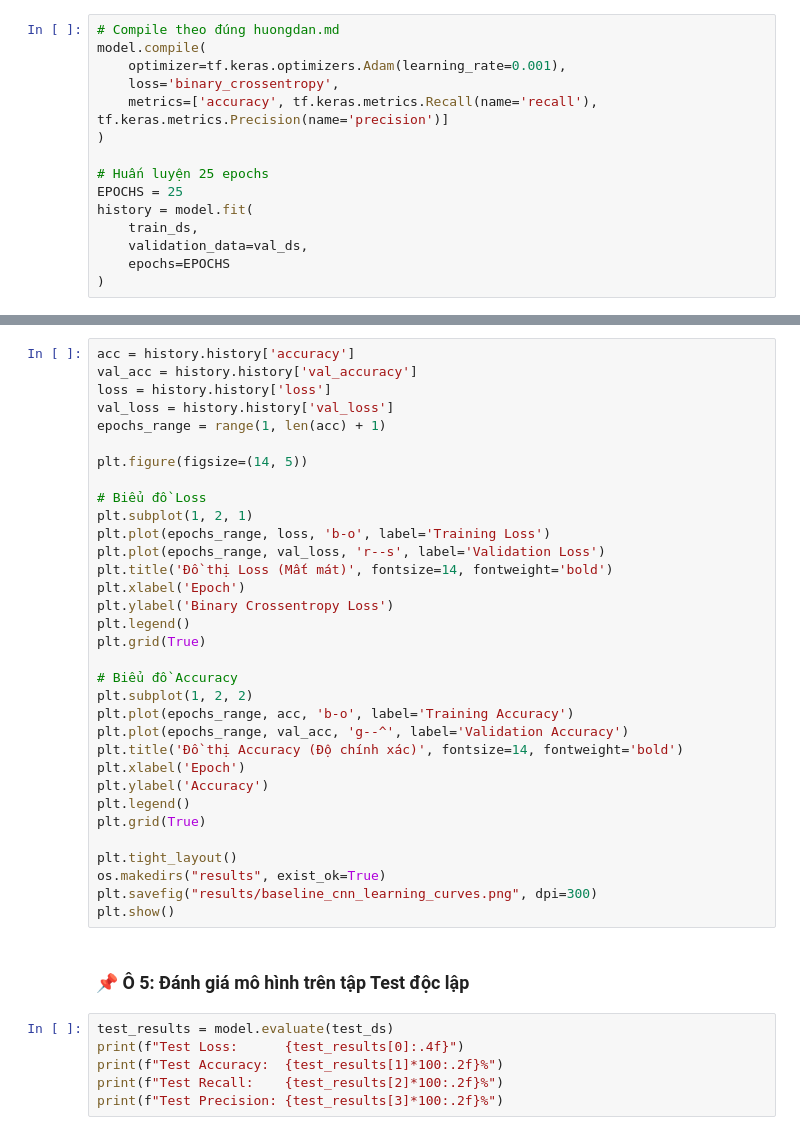
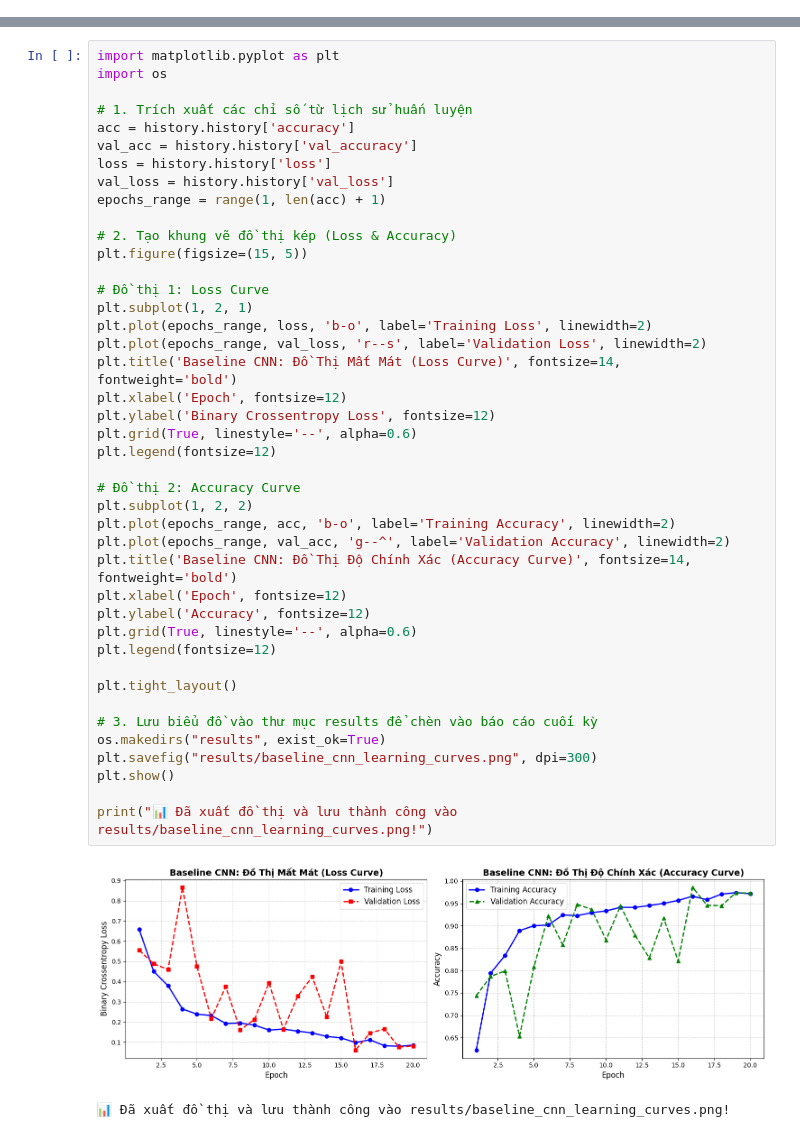
Before and after one commit to DuocLe173/visual-qc-casting-defect, a Jupyter notebook: notebooks/2_Baseline_CNN.ipynb, the cells around one changed output, grey strips where cells are left out. Drawn from its saved outputs; the diff is of its cells as text.

```diff
--- a/notebooks/2_Baseline_CNN.ipynb
+++ b/notebooks/2_Baseline_CNN.ipynb
@@ -110,15 +135,0 @@ model.summary()
-# %%
-# Compile theo đúng huongdan.md
-model.compile(
-    optimizer=tf.keras.optimizers.Adam(learning_rate=0.001),
-    loss='binary_crossentropy',
-    metrics=['accuracy', tf.keras.metrics.Recall(name='recall'), tf.keras.metrics.Precision(name='precision')]
-)
-
-# Huấn luyện 25 epochs
-EPOCHS = 25
-history = model.fit(
-    train_ds,
-    validation_data=val_ds,
-    epochs=EPOCHS
-)
@@ -127,41 +201,45 @@ history = model.fit(
 # %%
+import matplotlib.pyplot as plt
+import os
+
+# 1. Trích xuất các chỉ số từ lịch sử huấn luyện
 acc = history.history['accuracy']
 val_acc = history.history['val_accuracy']
 loss = history.history['loss']
 val_loss = history.history['val_loss']
 epochs_range = range(1, len(acc) + 1)
 
-plt.figure(figsize=(14, 5))
+# 2. Tạo khung vẽ đồ thị kép (Loss & Accuracy)
+plt.figure(figsize=(15, 5))
 
-# Biểu đồ Loss
+# Đồ thị 1: Loss Curve
 plt.subplot(1, 2, 1)
-plt.plot(epochs_range, loss, 'b-o', label='Training Loss')
-plt.plot(epochs_range, val_loss, 'r--s', label='Validation Loss')
-plt.title('Đồ thị Loss (Mất mát)', fontsize=14, fontweight='bold')
-plt.xlabel('Epoch')
-plt.ylabel('Binary Crossentropy Loss')
-plt.legend()
-plt.grid(True)
+plt.plot(epochs_range, loss, 'b-o', label='Training Loss', linewidth=2)
+plt.plot(epochs_range, val_loss, 'r--s', label='Validation Loss', linewidth=2)
+plt.title('Baseline CNN: Đồ Thị Mất Mát (Loss Curve)', fontsize=14, fontweight='bold')
+plt.xlabel('Epoch', fontsize=12)
+plt.ylabel('Binary Crossentropy Loss', fontsize=12)
+plt.grid(True, linestyle='--', alpha=0.6)
+plt.legend(fontsize=12)
 
-# Biểu đồ Accuracy
+# Đồ thị 2: Accuracy Curve
 plt.subplot(1, 2, 2)
-plt.plot(epochs_range, acc, 'b-o', label='Training Accuracy')
-plt.plot(epochs_range, val_acc, 'g--^', label='Validation Accuracy')
-plt.title('Đồ thị Accuracy (Độ chính xác)', fontsize=14, fontweight='bold')
-plt.xlabel('Epoch')
-plt.ylabel('Accuracy')
-plt.legend()
-plt.grid(True)
+plt.plot(epochs_range, acc, 'b-o', label='Training Accuracy', linewidth=2)
+plt.plot(epochs_range, val_acc, 'g--^', label='Validation Accuracy', linewidth=2)
+plt.title('Baseline CNN: Đồ Thị Độ Chính Xác (Accuracy Curve)', fontsize=14, fontweight='bold')
+plt.xlabel('Epoch', fontsize=12)
+plt.ylabel('Accuracy', fontsize=12)
+plt.grid(True, linestyle='--', alpha=0.6)
+plt.legend(fontsize=12)
 
 plt.tight_layout()
+
+# 3. Lưu biểu đồ vào thư mục results để chèn vào báo cáo cuối kỳ
 os.makedirs("results", exist_ok=True)
 plt.savefig("results/baseline_cnn_learning_curves.png", dpi=300)
 plt.show()
+
+print("📊 Đã xuất đồ thị và lưu thành công vào results/baseline_cnn_learning_curves.png!")
+# %% [output]
+[figure, added]
+📊 Đã xuất đồ thị và lưu thành công vào results/baseline_cnn_learning_curves.png!
-# %% [markdown]
-### 📌 Ô 5: Đánh giá mô hình trên tập Test độc lập
-# %%
-test_results = model.evaluate(test_ds)
-print(f"Test Loss:      {test_results[0]:.4f}")
-print(f"Test Accuracy:  {test_results[1]*100:.2f}%")
-print(f"Test Recall:    {test_results[2]*100:.2f}%")
-print(f"Test Precision: {test_results[3]*100:.2f}%")
```
Also changed, not shown: parts of 12 cells of this notebook, 4 other files.
